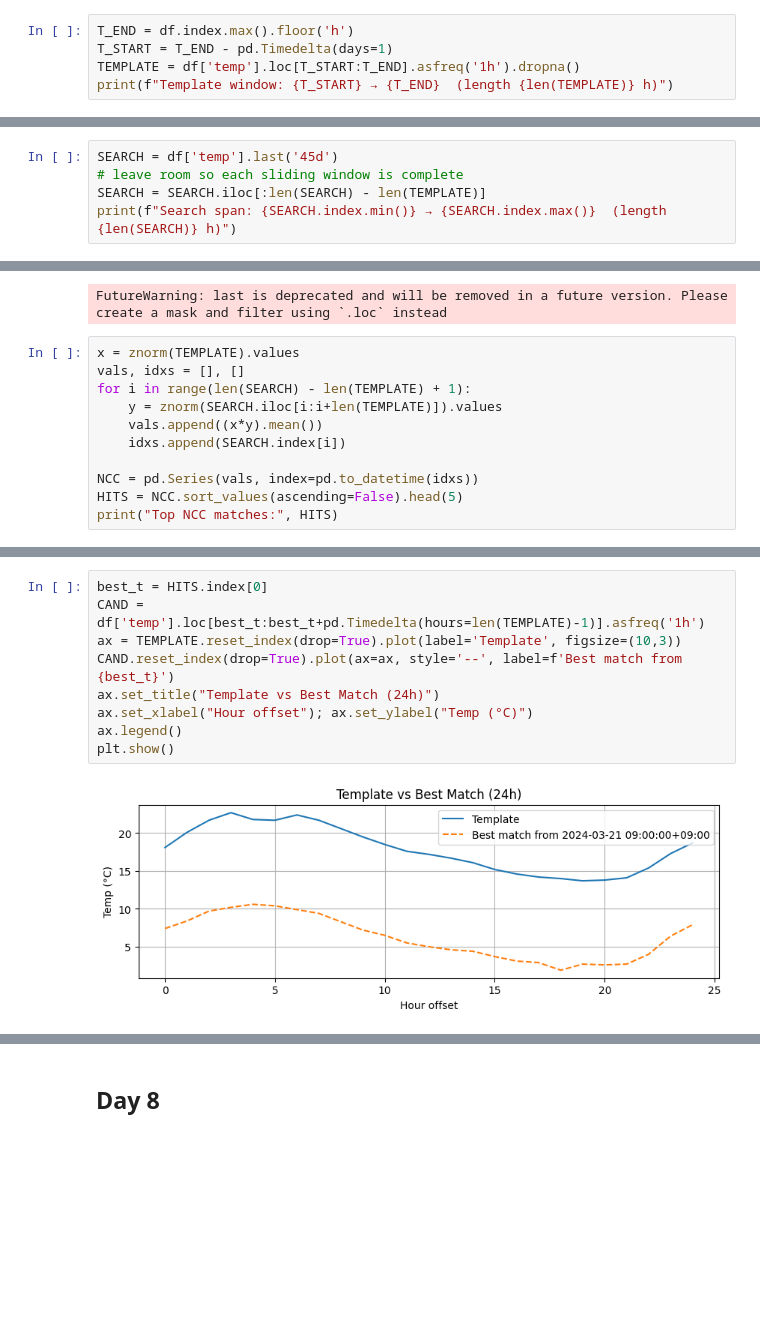
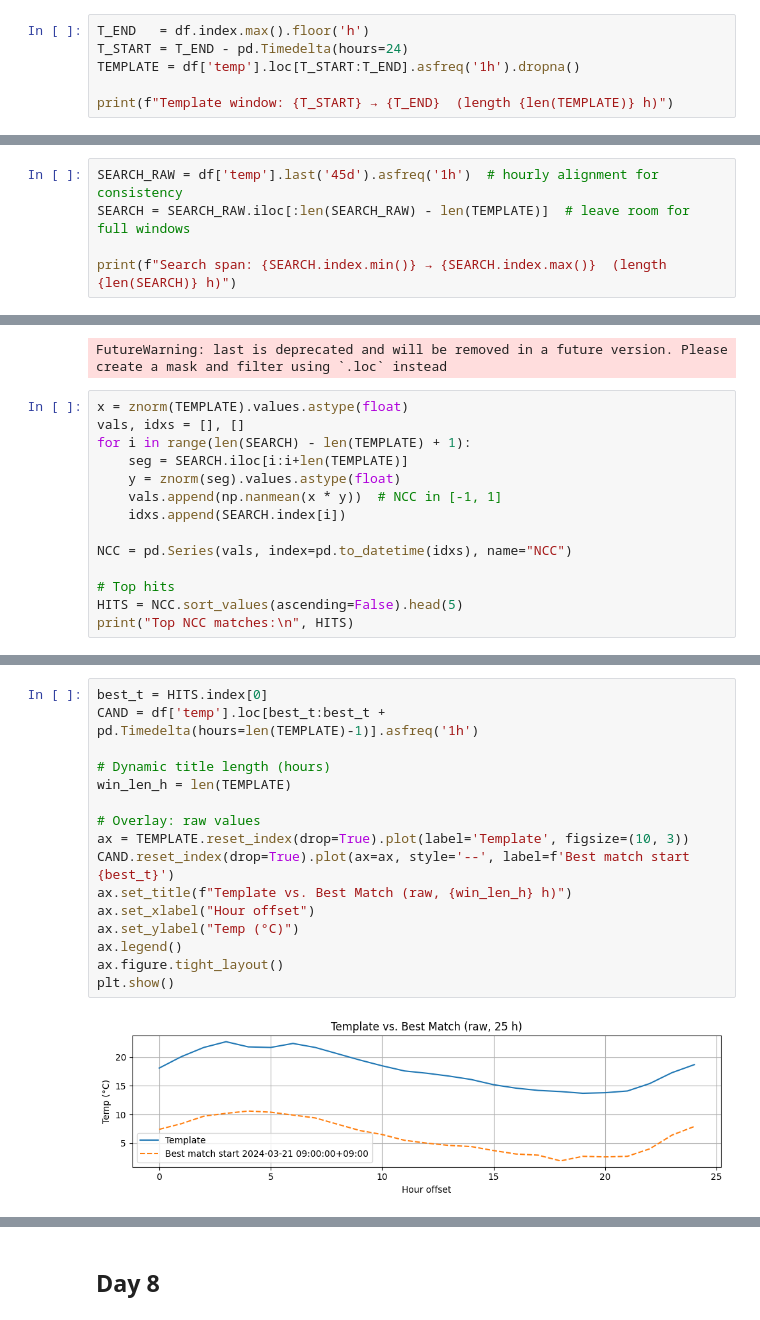
Before and after one commit to infamousperi/GBSV_MC, a Jupyter notebook: MC1/Correlation.ipynb, the cells around one changed output, grey strips where cells are left out. Cells and saved outputs as stored; diff of their text form; blank space fills up the shorter version.

```diff
--- a/MC1/Correlation.ipynb
+++ b/MC1/Correlation.ipynb
@@ -267,27 +351,31 @@ if n:
 # %%
-T_END = df.index.max().floor('h')
-T_START = T_END - pd.Timedelta(days=1)
+T_END   = df.index.max().floor('h')
+T_START = T_END - pd.Timedelta(hours=24)
 TEMPLATE = df['temp'].loc[T_START:T_END].asfreq('1h').dropna()
+
 print(f"Template window: {T_START} → {T_END}  (length {len(TEMPLATE)} h)")
 # %% [output]
 Template window: 2024-03-30 09:00:00+09:00 → 2024-03-31 09:00:00+09:00  (length 25 h)
 # %%
-SEARCH = df['temp'].last('45d')
-# leave room so each sliding window is complete
-SEARCH = SEARCH.iloc[:len(SEARCH) - len(TEMPLATE)]
+SEARCH_RAW = df['temp'].last('45d').asfreq('1h')  # hourly alignment for consistency
+SEARCH = SEARCH_RAW.iloc[:len(SEARCH_RAW) - len(TEMPLATE)]  # leave room for full windows
+
 print(f"Search span: {SEARCH.index.min()} → {SEARCH.index.max()}  (length {len(SEARCH)} h)")
 # %% [output]
 Search span: 2024-02-15 10:00:00+09:00 → 2024-03-30 08:00:00+09:00  (length 1055 h)
 FutureWarning: last is deprecated and will be removed in a future version. Please create a mask and filter using `.loc` instead
 # %%
-x = znorm(TEMPLATE).values
+x = znorm(TEMPLATE).values.astype(float)
 vals, idxs = [], []
 for i in range(len(SEARCH) - len(TEMPLATE) + 1):
-    y = znorm(SEARCH.iloc[i:i+len(TEMPLATE)]).values
-    vals.append((x*y).mean())
+    seg = SEARCH.iloc[i:i+len(TEMPLATE)]
+    y = znorm(seg).values.astype(float)
+    vals.append(np.nanmean(x * y))  # NCC in [-1, 1]
     idxs.append(SEARCH.index[i])
 
-NCC = pd.Series(vals, index=pd.to_datetime(idxs))
+NCC = pd.Series(vals, index=pd.to_datetime(idxs), name="NCC")
+
+# Top hits
 HITS = NCC.sort_values(ascending=False).head(5)
-print("Top NCC matches:", HITS)
+print("Top NCC matches:\n", HITS)
 # %% [output]
@@ -308,11 +398,18 @@ plt.show()
 # %%
 best_t = HITS.index[0]
-CAND = df['temp'].loc[best_t:best_t+pd.Timedelta(hours=len(TEMPLATE)-1)].asfreq('1h')
-ax = TEMPLATE.reset_index(drop=True).plot(label='Template', figsize=(10,3))
-CAND.reset_index(drop=True).plot(ax=ax, style='--', label=f'Best match from {best_t}')
-ax.set_title("Template vs Best Match (24h)")
-ax.set_xlabel("Hour offset"); ax.set_ylabel("Temp (°C)")
+CAND = df['temp'].loc[best_t:best_t + pd.Timedelta(hours=len(TEMPLATE)-1)].asfreq('1h')
+
+# Dynamic title length (hours)
+win_len_h = len(TEMPLATE)
+
+# Overlay: raw values
+ax = TEMPLATE.reset_index(drop=True).plot(label='Template', figsize=(10, 3))
+CAND.reset_index(drop=True).plot(ax=ax, style='--', label=f'Best match start {best_t}')
+ax.set_title(f"Template vs. Best Match (raw, {win_len_h} h)")
+ax.set_xlabel("Hour offset")
+ax.set_ylabel("Temp (°C)")
 ax.legend()
+ax.figure.tight_layout()
 plt.show()
 # %% [output]
-[figure, old version]
+[figure, new version]
```
Also changed, not shown: parts of 16 cells of this notebook.
